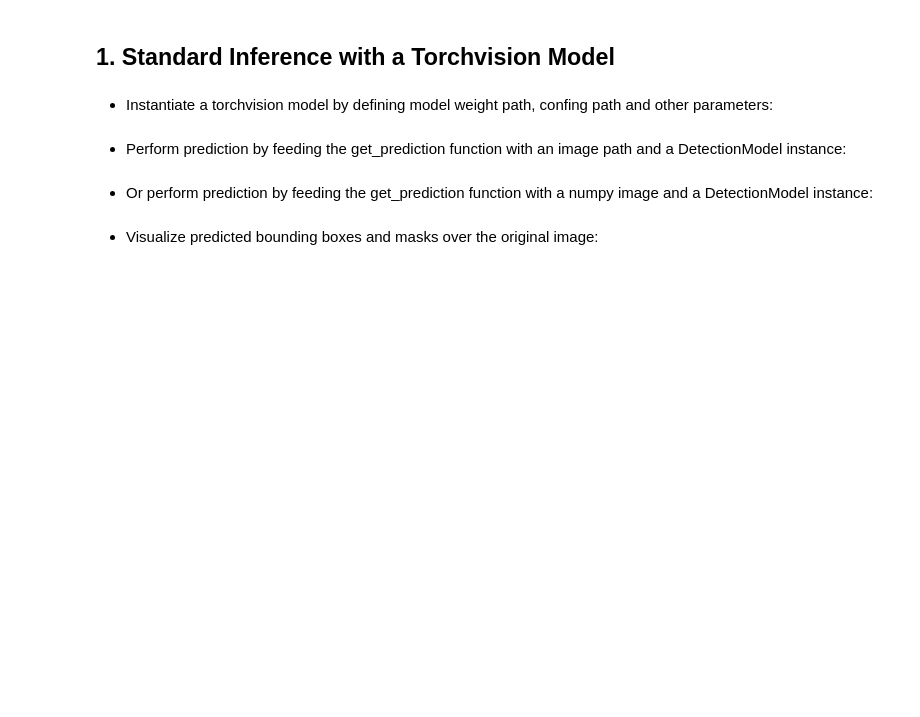
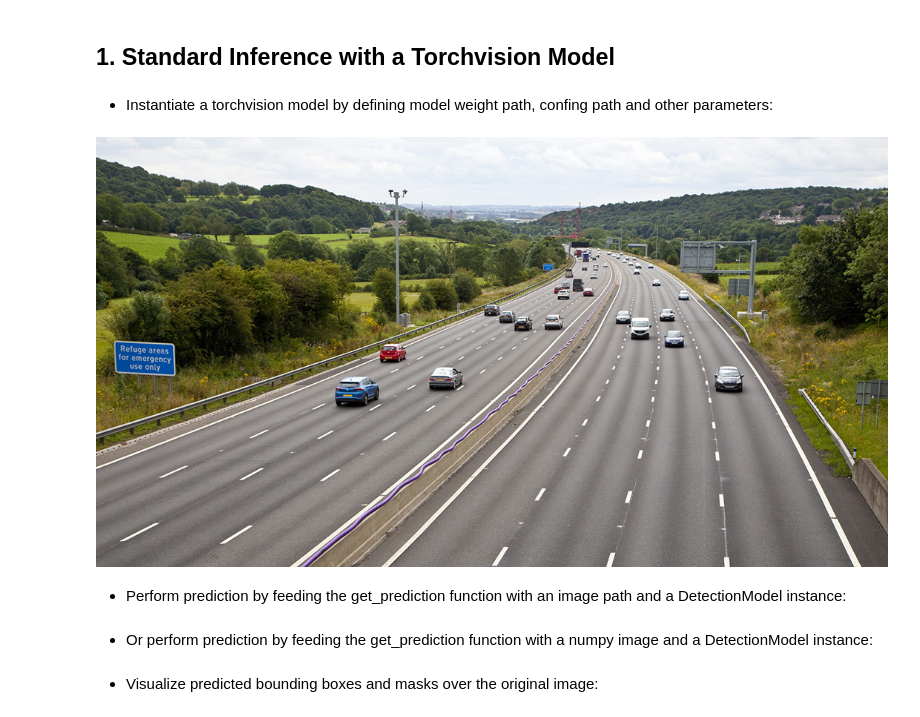
Before and after one commit to obss/sahi, a Jupyter notebook: demo/inference_for_torchvision.ipynb, the cells around one changed output. Drawn from its saved outputs; the diff is of its cells as text; code cells hidden in the pictures; blank space fills up the shorter version.

Commit message:
output ve image düzenlendi

```diff
--- a/demo/inference_for_torchvision.ipynb
+++ b/demo/inference_for_torchvision.ipynb
@@ -67,6 +33,10 @@ download_from_url('https://raw.githubusercontent.com/obss/sahi/main/demo/demo_da
 ## 1. Standard Inference with a Torchvision Model
 # %% [markdown]
 - Instantiate a torchvision model by defining model weight path, confing path and other parameters:
+# %%
+Image("demo_data/small-vehicles1.jpeg")
+# %% [output]
+[figure, added]
 # %%
 detection_model = TorchVisionDetectionModel(
     model_path=TorchVisionTestConstants.FASTERCNN_MODEL_PATH,
```
Also changed, not shown: parts of 8 cells of this notebook.
